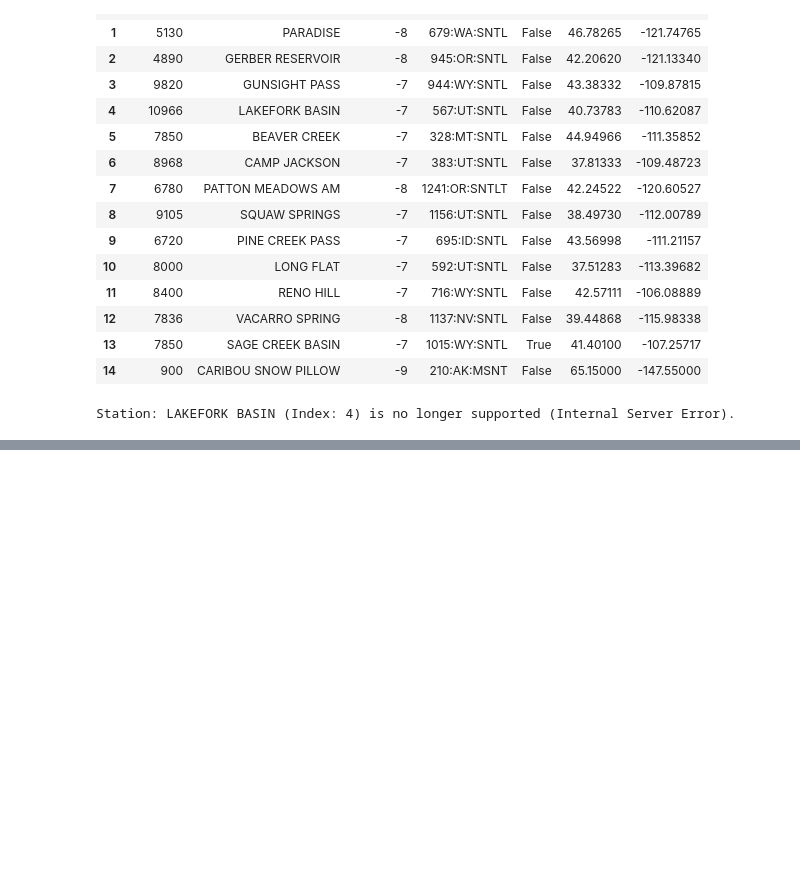
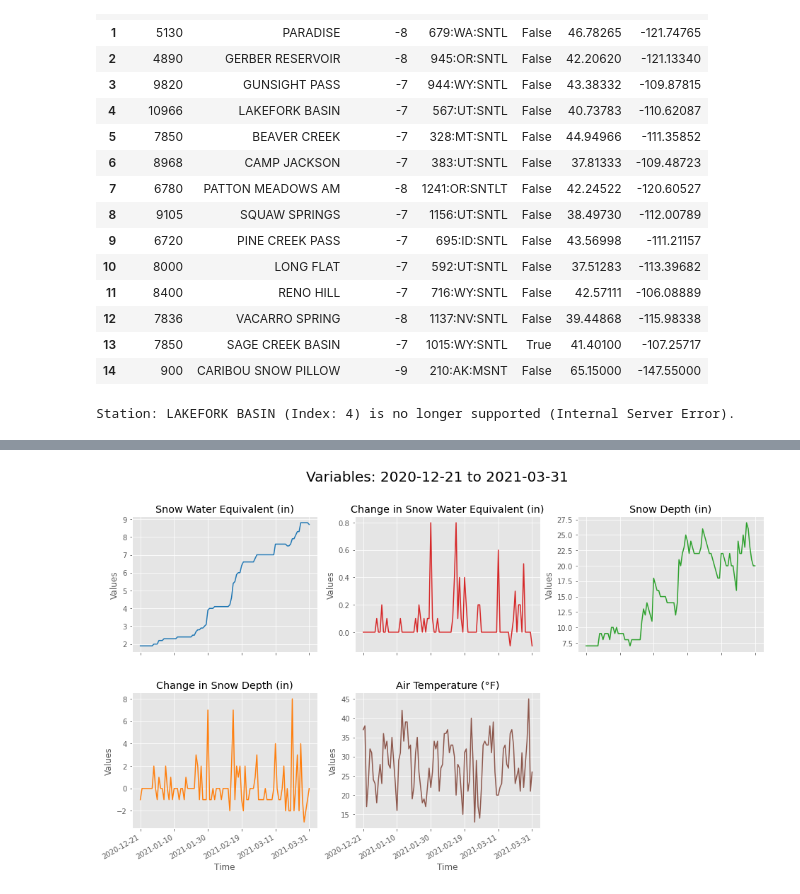
Before and after one commit to DSTG1/team-project, a Jupyter notebook: scrape_sites.ipynb, the cells around one changed output, grey strips where cells are left out. Drawn from its saved outputs; the diff is of its cells as text; code cells hidden in the pictures; blank space fills up the shorter version.

```diff
--- a/scrape_sites.ipynb
+++ b/scrape_sites.ipynb
@@ -94,7 +102,8 @@ df_site.head(10)
 # %%
-# Store features into their own dataframe
-snow_water_equivalent = df_site['Snow Water Equivalent (in)']
-change_snow_water_equivalent = df_site['Change In Snow Water Equivalent (in)']
-snow_depth = df_site['Snow Depth (in)']
-change_snow_depth = df_site['Change In Snow Depth (in)']
-air_temp = df_site['Observed Air Temperature (degrees farenheit)']
+# Store features into their own dataframe and converting to numeric for plotting in order
+dates = df_site['Date']
+snow_water_equivalent = df_site['Snow Water Equivalent (in)'].apply(pd.to_numeric)
+change_snow_water_equivalent = df_site['Change In Snow Water Equivalent (in)'].apply(pd.to_numeric)
+snow_depth = df_site['Snow Depth (in)'].apply(pd.to_numeric)
+change_snow_depth = df_site['Change In Snow Depth (in)'].apply(pd.to_numeric)
+air_temp = df_site['Observed Air Temperature (degrees farenheit)'].apply(pd.to_numeric)
@@ -145,0 +110,32 @@ Text(0.5, 1.0, 'Air Temperature (F)')
+# %%
+# Setting up figure
+begin = df_site['Date'][0]
+end = df_site['Date'][num_days]
+fig, axs = plt.subplots(2, 3, figsize=(16,9))
+fig.delaxes(axs[1,2])
+fig.subplots_adjust(left=None, bottom=None, right=None, top=None, wspace=0.2, hspace=0.3)
+fig.suptitle('Variables: %s to %s' % (begin, end) , fontsize=20)
+
+# Defining plot function
+def plot(y, title, xlabel, ylabel, ax1, ax2, color):
+    axs[ax1,ax2].plot(dates, y, c=color)
+    axs[ax1,ax2].set_xlabel(xlabel)
+    axs[ax1,ax2].set_ylabel(ylabel)
+    axs[ax1,ax2].set_title(title)
+    #axs[ax1,ax2].set_ylim([ymin, ymax])
+    axs[ax1,ax2].set_xticks(np.arange(0, len(x)+1, (len(dates)-1)/5))
+    #axs[ax1,ax2].set_yticks(np.arange(math.floor(float(min(y))), math.ceil(float(max(y))), 1.5))
+    plt.gcf().autofmt_xdate()
+
+
+# Plotting variables
+plot(snow_water_equivalent, 'Snow Water Equivalent (in)', 'Time', 'Values', 0, 0, 'tab:blue')
+plot(change_snow_water_equivalent, 'Change in Snow Water Equivalent (in)', 'Time', 'Values', 0, 1, 'tab:red')
+plot(snow_depth, 'Snow Depth (in)', 'Time', 'Values', 0, 2, 'tab:green')
+plot(change_snow_depth, 'Change in Snow Depth (in)', 'Time', 'Values', 1, 0, 'tab:orange')
+plot(air_temp, 'Air Temperature (°F)', 'Time', 'Values', 1, 1, 'tab:brown')
+
+# ====== To Do ======
+# Wrap our variables into an array so we can use add_subplot and a loop (removes redundant code)
+# %% [output]
+[figure, added]
```
Also changed, not shown: parts of 5 cells of this notebook.
